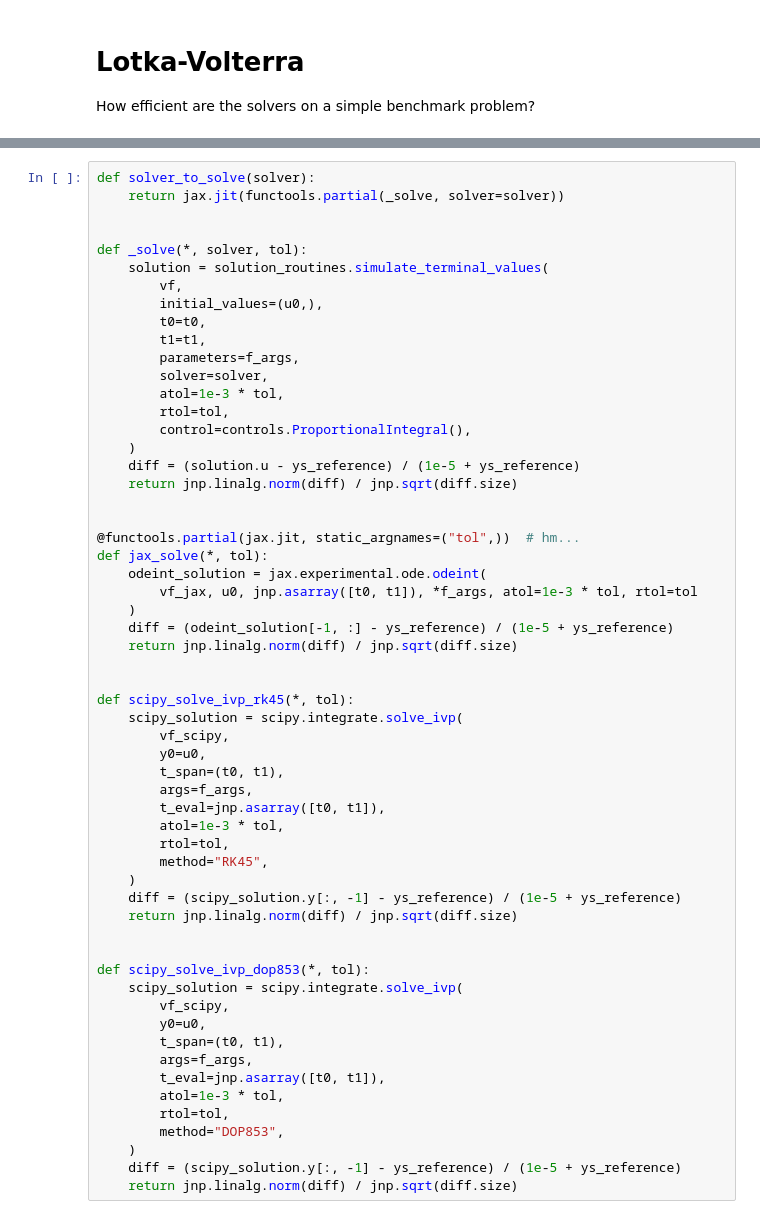
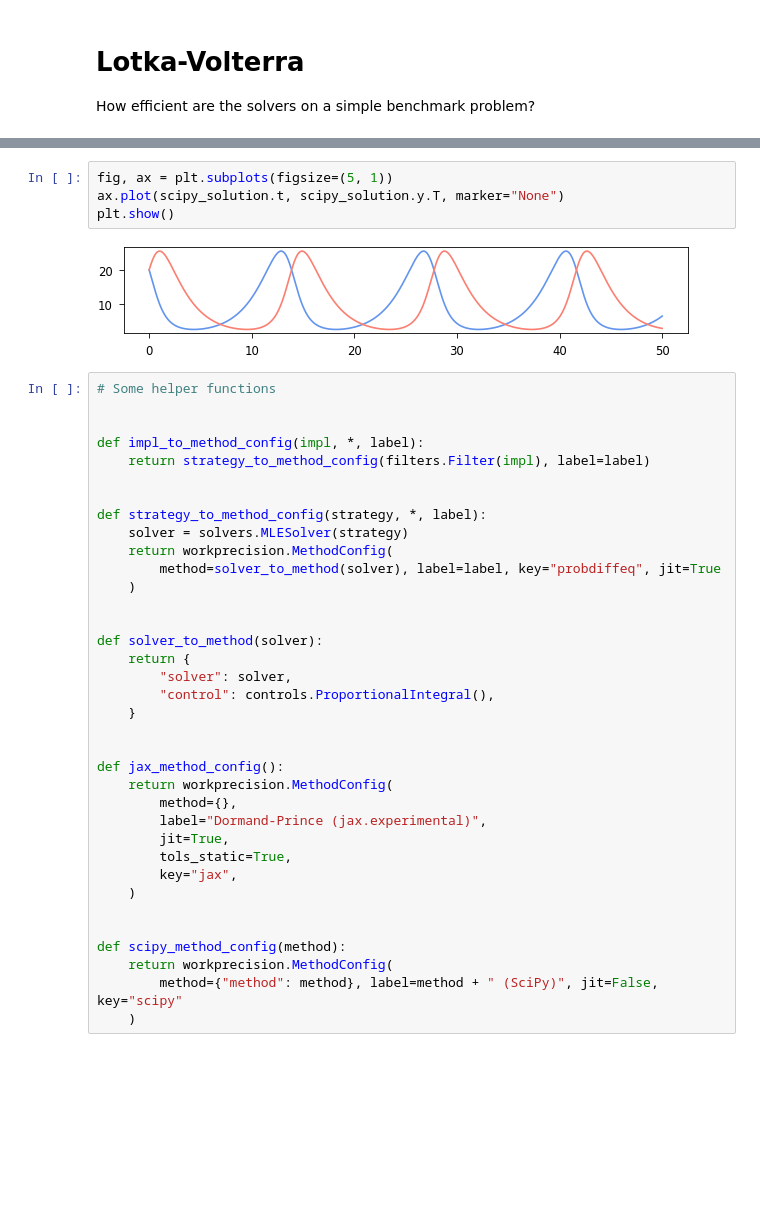
Before and after one commit to pnkraemer/probdiffeq, a Jupyter notebook: docs/benchmarks/nonstiff_multiple_frameworks.ipynb, the cells around one changed output, grey strips where cells are left out. Saved outputs shown, nothing was run; the diff lists cells and outputs as text; blank space fills up the shorter version.

```diff
--- a/docs/benchmarks/nonstiff_multiple_frameworks.ipynb
+++ b/docs/benchmarks/nonstiff_multiple_frameworks.ipynb
@@ -96,59 +87,43 @@ plt.show()
+# %%
+fig, ax = plt.subplots(figsize=(5, 1))
+ax.plot(scipy_solution.t, scipy_solution.y.T, marker="None")
+plt.show()
+# %% [output]
+[figure, added]
 # %%
-def solver_to_solve(solver):
-    return jax.jit(functools.partial(_solve, solver=solver))
+# Some helper functions
 
 
-def _solve(*, solver, tol):
-    solution = solution_routines.simulate_terminal_values(
-        vf,
-        initial_values=(u0,),
-        t0=t0,
-        t1=t1,
-        parameters=f_args,
-        solver=solver,
-        atol=1e-3 * tol,
-        rtol=tol,
-        control=controls.ProportionalIntegral(),
-    )
-    diff = (solution.u - ys_reference) / (1e-5 + ys_reference)
-    return jnp.linalg.norm(diff) / jnp.sqrt(diff.size)
+def impl_to_method_config(impl, *, label):
+    return strategy_to_method_config(filters.Filter(impl), label=label)
 
 
-@functools.partial(jax.jit, static_argnames=("tol",))  # hm...
-def jax_solve(*, tol):
-    odeint_solution = jax.experimental.ode.odeint(
-        vf_jax, u0, jnp.asarray([t0, t1]), *f_args, atol=1e-3 * tol, rtol=tol
+def strategy_to_method_config(strategy, *, label):
+    solver = solvers.MLESolver(strategy)
+    return workprecision.MethodConfig(
+        method=solver_to_method(solver), label=label, key="probdiffeq", jit=True
     )
-    diff = (odeint_solution[-1, :] - ys_reference) / (1e-5 + ys_reference)
-    return jnp.linalg.norm(diff) / jnp.sqrt(diff.size)
 
 
-def scipy_solve_ivp_rk45(*, tol):
-    scipy_solution = scipy.integrate.solve_ivp(
-        vf_scipy,
-        y0=u0,
-        t_span=(t0, t1),
-        args=f_args,
-        t_eval=jnp.asarray([t0, t1]),
-        atol=1e-3 * tol,
-        rtol=tol,
-        method="RK45",
-    )
-    diff = (scipy_solution.y[:, -1] - ys_reference) / (1e-5 + ys_reference)
-    return jnp.linalg.norm(diff) / jnp.sqrt(diff.size)
+def solver_to_method(solver):
+    return {
+        "solver": solver,
+        "control": controls.ProportionalIntegral(),
+    }
 
 
-def scipy_solve_ivp_dop853(*, tol):
-    scipy_solution = scipy.integrate.solve_ivp(
-        vf_scipy,
-        y0=u0,
-        t_span=(t0, t1),
-        args=f_args,
-        t_eval=jnp.asarray([t0, t1]),
-        atol=1e-3 * tol,
-        rtol=tol,
-        method="DOP853",
+def jax_method_config():
+    return workprecision.MethodConfig(
+        method={},
+        label="Dormand-Prince (jax.experimental)",
+        jit=True,
+        tols_static=True,
+        key="jax",
     )
-    diff = (scipy_solution.y[:, -1] - ys_reference) / (1e-5 + ys_reference)
-    return jnp.linalg.norm(diff) / jnp.sqrt(diff.size)
+
+
+def scipy_method_config(method):
+    return workprecision.MethodConfig(
+        method={"method": method}, label=method + " (SciPy)", jit=False, key="scipy"
+    )
 # %%
```
Also changed, not shown: parts of 7 cells of this notebook, 6 other files.
